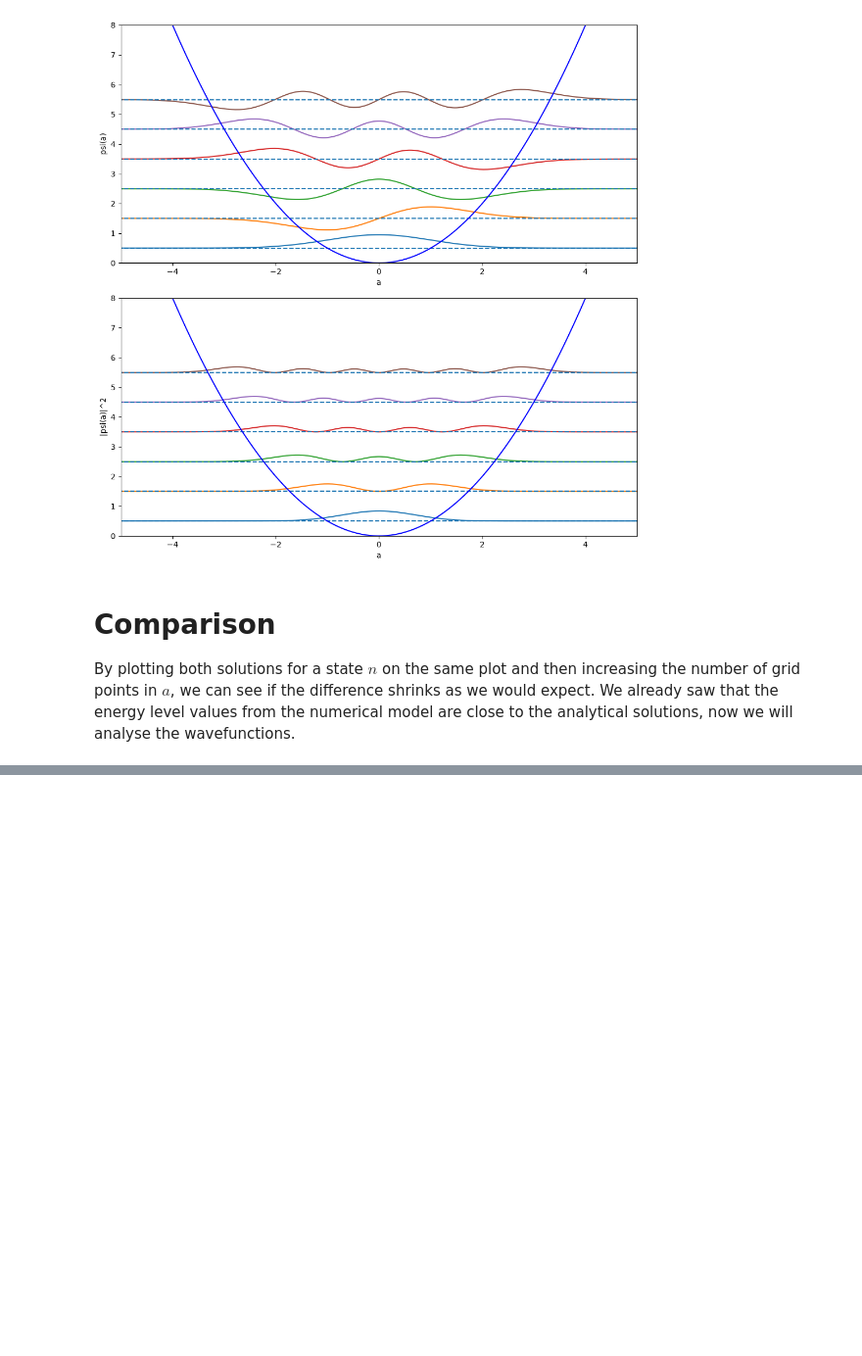
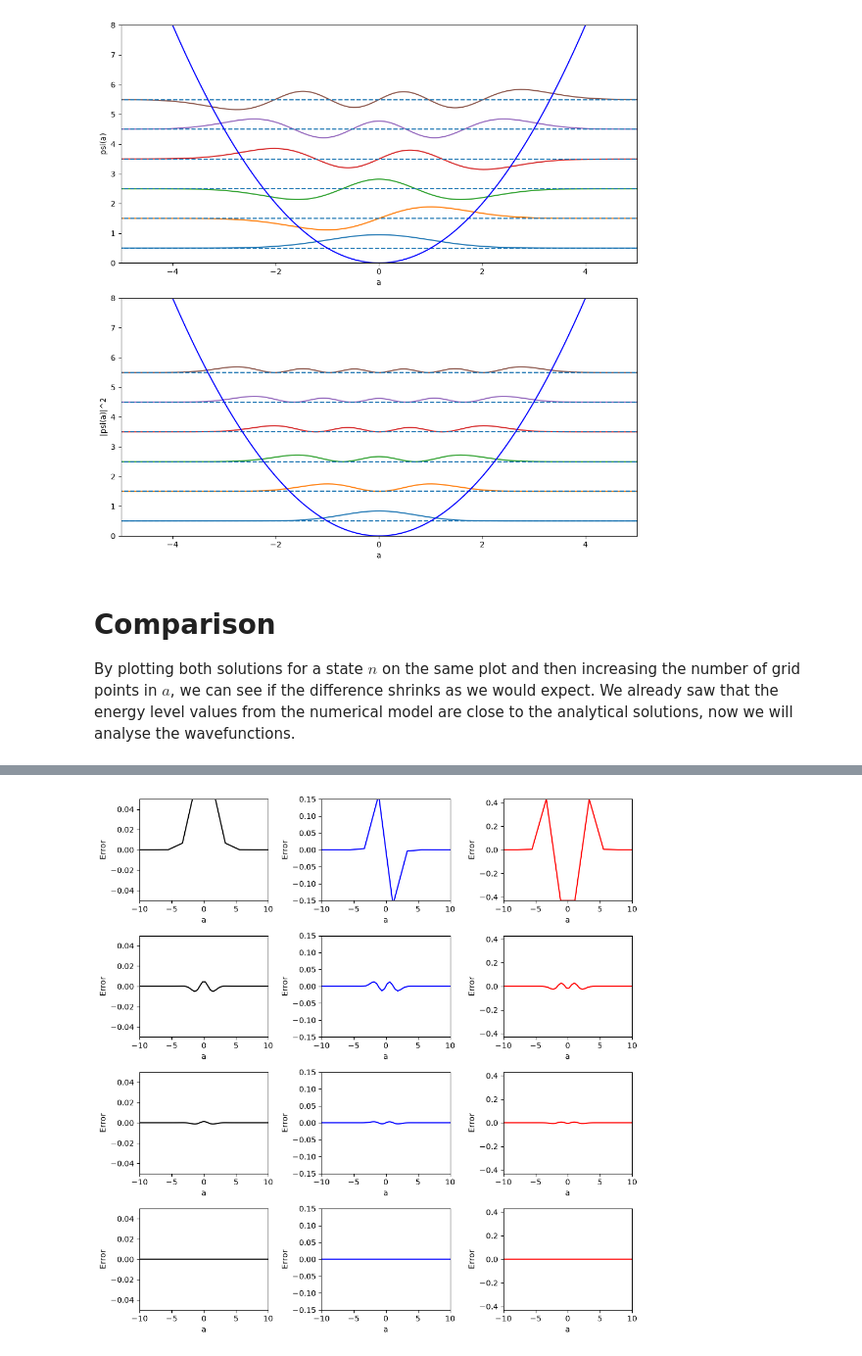
Before and after one commit to TheoMason1/quantum-harmonic-oscillator, a Jupyter notebook: notebooks/1_Visualising_stationary_states.ipynb, the cells around one changed output, grey strips where cells are left out. Shown at 98% size. Drawn from its saved outputs; the diff is of its cells as text; code cells hidden in the pictures; blank space fills up the shorter version.

Commit message:
Created difference plots

```diff
--- a/notebooks/1_Visualising_stationary_states.ipynb
+++ b/notebooks/1_Visualising_stationary_states.ipynb
@@ -66,13 +66,19 @@ For the QHO, the eigenfunctions are known: $$\psi_n(x) = \left(\frac{1}{\sqrt{2^
 Thus we can use Scipy to find the Hermite polynomials and plot the wavefunctions of the first 6 energy levels.
 # %%
 fig, ax = plt.subplots()
-set_psi = []
 
 
-for N in range(6):
-    H = sc.special.eval_hermite(N, a)
-    psi_n = H * (1/np.sqrt((2**N)*ma.factorial(N))) * ((1/(np.pi)**(1/4))) * np.exp(-a**2 / 2)
-    set_psi.append(psi_n)
+def get_analytical(grid_n, n_wavefn):
+    set_psi = []
+    a = np.linspace(-10, 10, grid_n)
+    for N in range(n_wavefn):
+        H = sc.special.eval_hermite(N, a)
+        psi_n = H * (1/np.sqrt((2**N)*ma.factorial(N))) * ((1/(np.pi)**(1/4))) * np.exp(-a**2 / 2)
+        set_psi.append(psi_n)
+
+    return a, set_psi
+
+a, set_psi = get_analytical(500, 6)
 
 for M, psi_n in enumerate(set_psi):
     ax.plot(a, E(M,w) + 0.6*set_psi[M])
@@ -209,0 +193,47 @@ ValueError: x and y must have same first dimension, but have shapes (1000,) and
+# %%
+fig,ax = plt.subplots(4,3, figsize=(10,10))
+
+a, energies, wave_funcs = get_wavefunctions(50)
+
+#need to recalculate set_psi
+_, analytical_funcs = get_analytical(50, 6)
+
+
+#now recalculate set_psi
+for row,M in enumerate([10,50,100,1000]):
+    a, energies, wave_funcs = get_wavefunctions(M)
+    _, analytical_funcs = get_analytical(M, 6)
+    sign = np.sign(np.dot(wave_funcs[:, 0], analytical_funcs[0]))
+    difference = sign * wave_funcs[:, 0] - analytical_funcs[0]
+    ax[row,0].plot(a, difference, 'k')
+    ax[row,0].set_xlabel(r'a')
+    ax[row,0].set_ylabel(r'Error')
+    ax[row,0].set_ylim(-0.05,0.05)
+    ax[row,0].set_xlim(-10,10)
+
+for row,M in enumerate([10,50,100,1000]):
+    a, energies, wave_funcs = get_wavefunctions(M)
+    _, analytical_funcs = get_analytical(M, 6)
+    sign = np.sign(np.dot(wave_funcs[:, 1], analytical_funcs[1]))
+    difference = sign * wave_funcs[:, 1] - analytical_funcs[1]
+    ax[row,1].plot(a, difference, 'b')
+    ax[row,1].set_xlabel(r'a')
+    ax[row,1].set_ylabel(r'Error')
+    ax[row,1].set_ylim(-0.15,0.15)
+    ax[row,1].set_xlim(-10,10)
+
+for row,M in enumerate([10,50,100,1000]):
+    a, energies, wave_funcs = get_wavefunctions(M)
+    _, analytical_funcs = get_analytical(M, 6)
+    sign = np.sign(np.dot(wave_funcs[:, 2], analytical_funcs[2]))
+    difference = sign * wave_funcs[:, 2] - analytical_funcs[2]
+    ax[row,2].plot(a, difference, 'r')
+    ax[row,2].set_xlabel(r'a')
+    ax[row,2].set_ylabel(r'Error')
+    ax[row,2].set_ylim(-0.43,0.43)
+    ax[row,2].set_xlim(-10,10)
+
+plt.tight_layout()
+plt.show()
+# %% [output]
+[figure, added]
```
Also changed, not shown: parts of 2 cells of this notebook.
